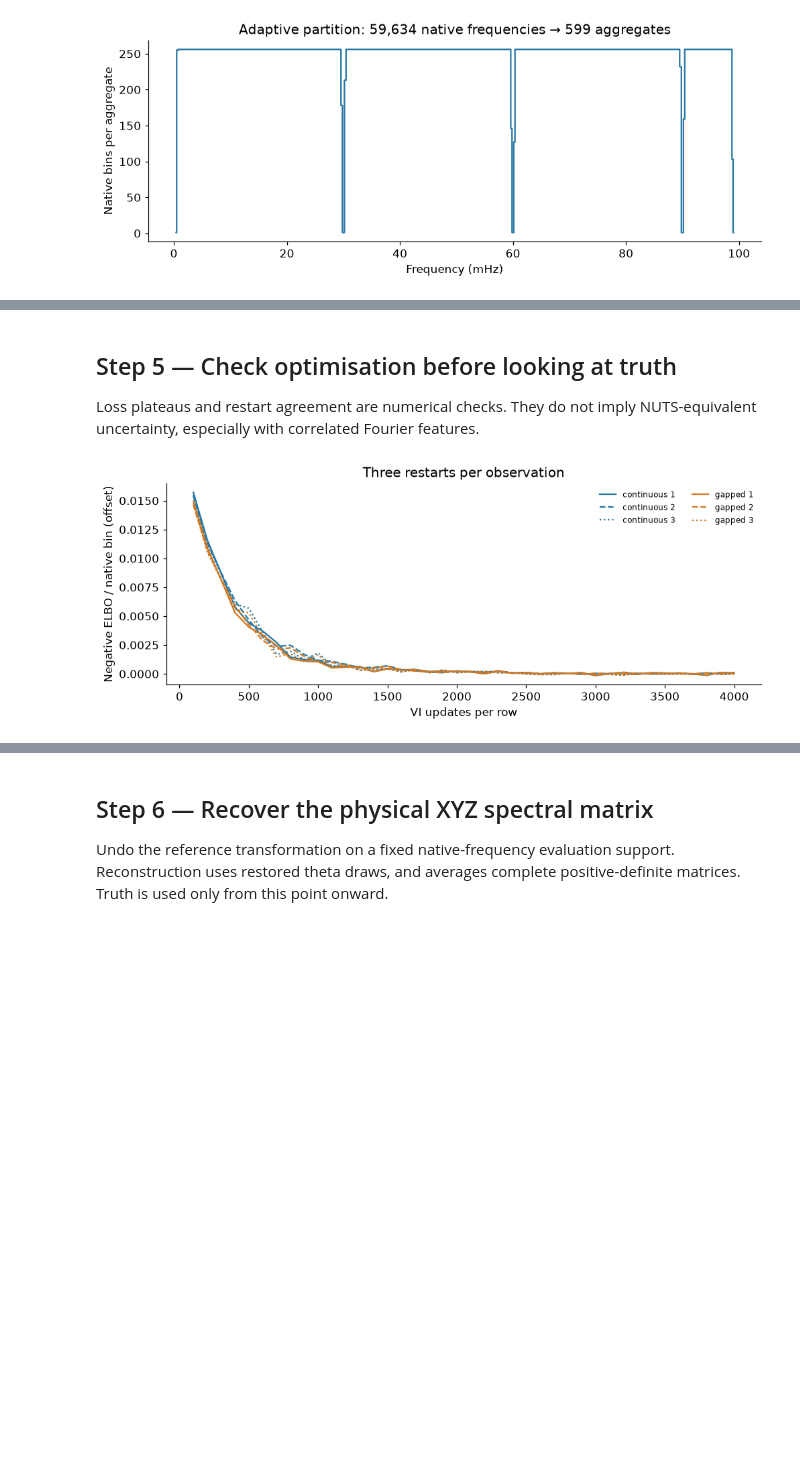
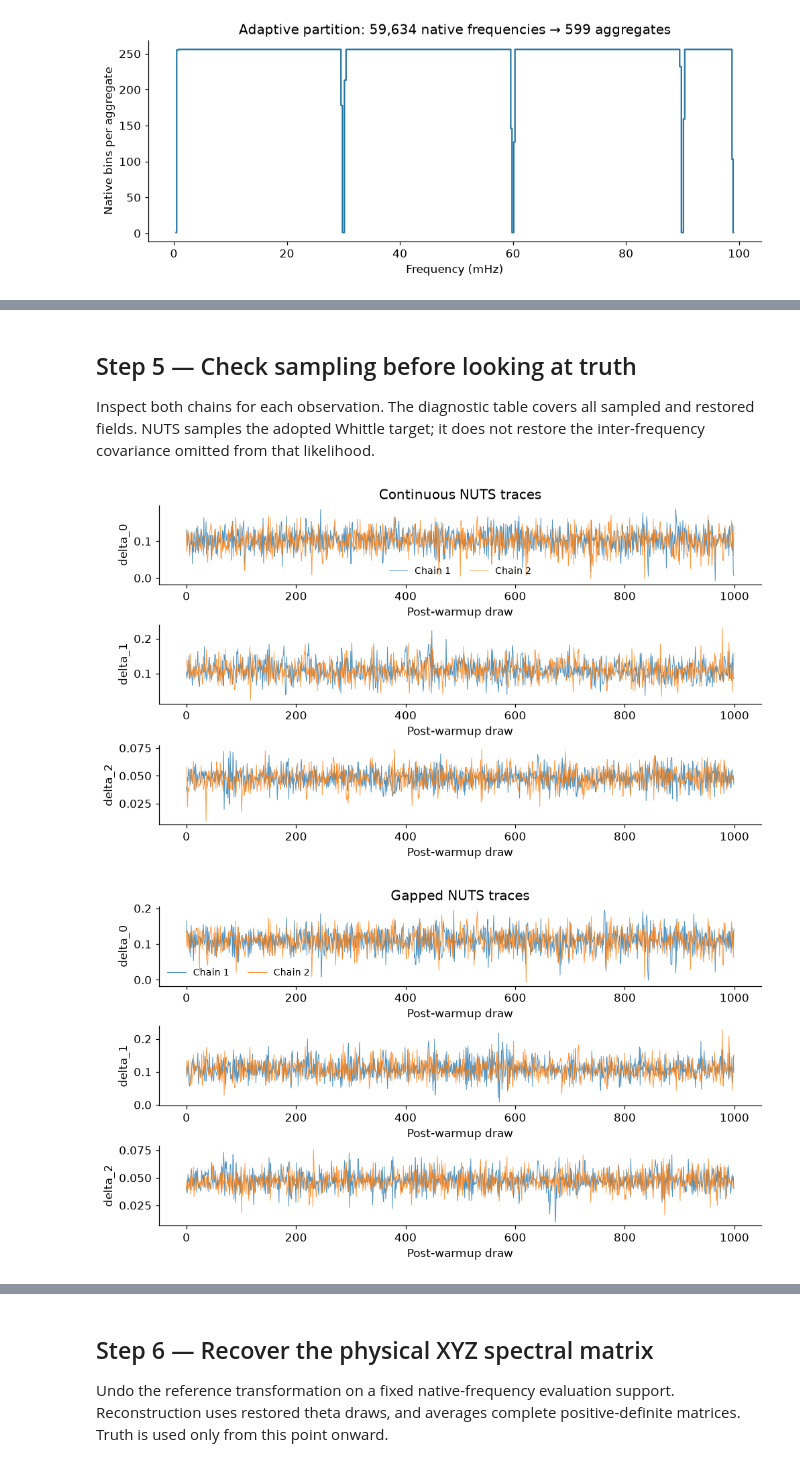
Before and after one commit to nz-gravity/logpsplines_lisa_case_studies, a Jupyter notebook: docs/notebooks/04_short_xyz_gaps.ipynb, the cells around one changed output, grey strips where cells are left out. Cells and saved outputs as stored; diff of their text form; code cells hidden in the pictures; blank space fills up the shorter version.

Commit message:
Run marginalised NUTS demos around an approximate orbit sine reference

```diff
--- a/docs/notebooks/04_short_xyz_gaps.ipynb
+++ b/docs/notebooks/04_short_xyz_gaps.ipynb
@@ -80,7 +84,7 @@ assume those whitened frequencies are independent. GapLike supplies the
 masks/windows; its independent-channel likelihood is not substituted for XYZ.
 [More on GapLike and XYZ](../gaplike_xyz.md).
 # %%
-reference = simulation.window_references(windows)
+reference = sine_reference.window_references(windows)
 bins = np.flatnonzero(
     (simulation.frequency >= 0.4e-3) & (simulation.frequency <= 99e-3)
 )
@@ -133,13 +145,10 @@ rank-one empirical initialisation. Only training ELBO selects a restart.
 # %%
-base_config, components = reference_config(pooled["gapped"], steps=4000, draws=96)
-candidates = {}
+config, components = reference_config(pooled["gapped"], seed=207)
+selected = {}
 for label in windows:
-    candidates[label] = []
-    for restart in range(3):
-        config = replace(base_config, rng_key=207 + restart)
-        candidates[label].append(fit(pooled[label], config))
-selected = {
-    label: min(items, key=lambda r: float(np.asarray(r.vi.losses)[-8:].mean()))
-    for label, items in candidates.items()
-}
+    with reference_start():
+        selected[label] = fit(pooled[label], config)
+    assert selected[label].metadata["method"] == "nuts"
+    assert selected[label].metadata["theta_parameterization"] == "marginalized"
+    assert selected[label].vi is None
 # %% [output]
@@ -147,42 +158,22 @@ W1106 12:13:04.963393 2373144 cpp_gen_intrinsics.cc:74] Empty bitcode string pro
 # %% [markdown]
-## Step 5 — Check optimisation before looking at truth
-Loss plateaus and restart agreement are numerical checks. They do not imply
-NUTS-equivalent uncertainty, especially with correlated Fourier features.
+## Step 5 — Check sampling before looking at truth
+Inspect both chains for each observation. The diagnostic table covers all
+sampled and restored fields. NUTS samples the adopted Whittle target; it does
+not restore the inter-frequency covariance omitted from that likelihood.
 # %%
 checks = []
-fig, ax = plt.subplots(layout="constrained")
-for label, items in candidates.items():
-    offset = min(float(np.asarray(r.vi.losses)[-8:].mean()) for r in items)
-    for restart, result in enumerate(items):
-        assert result.metadata["theta_parameterization"] == "marginalized"
-        rows = [
-            elbo_diagnostics(loss, len(frequency))
-            for loss in result.vi.losses_per_block
-        ]
-        checks.append(
-            {
-                "Observation": label,
-                "Restart": restart + 1,
-                "Largest tail change / native bin": max(
-                    row["tail_mean_change_per_native_bin"] for row in rows
-                ),
-            }
-        )
-        loss = np.asarray(result.vi.losses)
-        ax.plot(
-            np.linspace(100, base_config.vi_steps, len(loss)),
-            (loss - offset) / len(frequency),
-            color=COLORS[label],
-            ls=("-", "--", ":")[restart],
-            label=f"{label} {restart + 1}",
-        )
-ax.set(
-    xlabel="VI updates per row",
-    ylabel="Negative ELBO / native bin (offset)",
-    title="Three restarts per observation",
-)
-ax.legend(ncol=2, fontsize=8, frameon=False)
-plt.show()
-pd.DataFrame(checks).round(6)
+for label, result in selected.items():
+    for row in sampling_diagnostics(result)["nuts"]:
+        checks.append({"Observation": label, **row})
+    plot_nuts_traces(result, label=label.capitalize())
+    plt.show()
+nuts_checks = pd.DataFrame(checks)
+display(nuts_checks.round(3))
+assert nuts_checks["divergences"].sum() == 0
+assert nuts_checks["rhat_max"].max() < 1.05
+assert nuts_checks["ess_bulk_min"].min() > 100
+assert nuts_checks["ess_tail_min"].min() > 100
+assert nuts_checks["max_treedepth_hits"].sum() == 0
 # %% [output]
-[figure, old version]
+[figure, new version]
+[figure, added]
```
Also changed, not shown: parts of 15 cells of this notebook, 11 other files.
